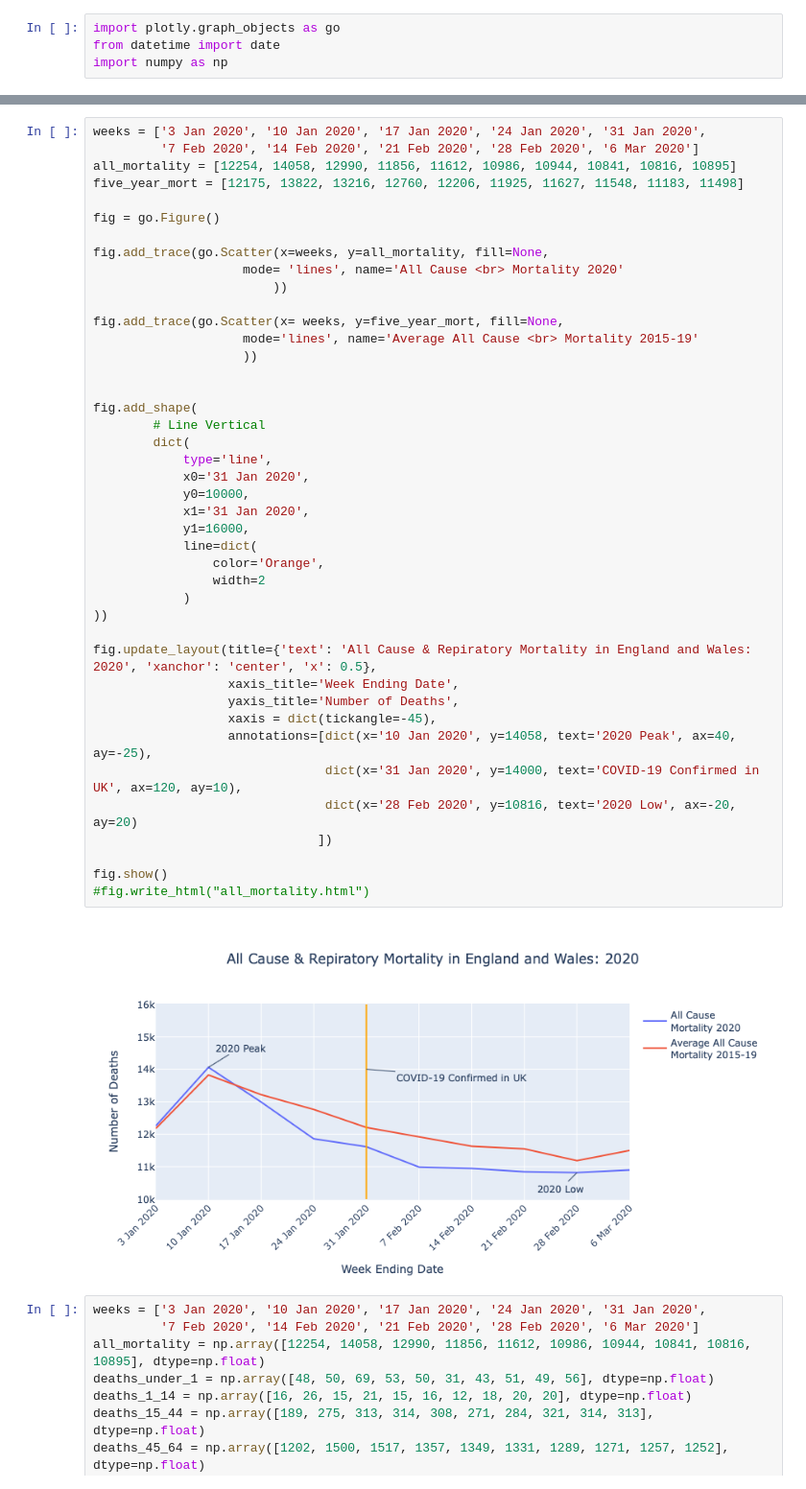
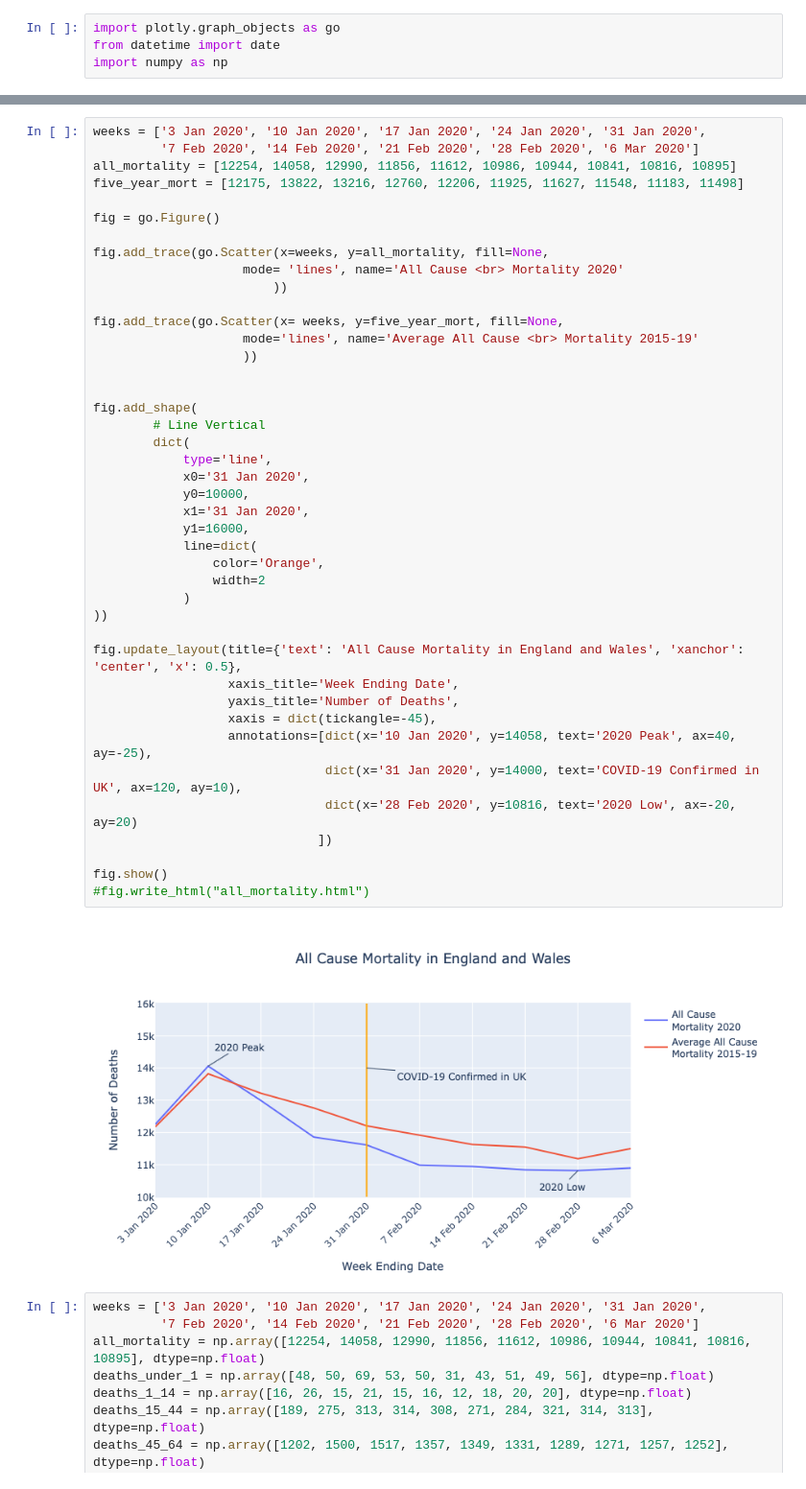
Before and after one commit to ebmdatalab/mortality_tracking-covid-notebook, a Jupyter notebook: notebooks/mortality_graphs.ipynb, the cells around one changed output, grey strips where cells are left out. Shown at 96% size. Drawn from its saved outputs; the diff is of its cells as text.

Commit message:
Title updates

```diff
--- a/notebooks/mortality_graphs.ipynb
+++ b/notebooks/mortality_graphs.ipynb
@@ -41,35 +41,35 @@ fig.add_trace(go.Scatter(x=weeks, y=all_mortality, fill=None,
 fig.add_trace(go.Scatter(x= weeks, y=five_year_mort, fill=None,
                     mode='lines', name='Average All Cause <br> Mortality 2015-19'
                     ))
 
 
 fig.add_shape(
         # Line Vertical
         dict(
             type='line',
             x0='31 Jan 2020',
             y0=10000,
             x1='31 Jan 2020',
             y1=16000,
             line=dict(
                 color='Orange',
                 width=2
             )
 ))
 
-fig.update_layout(title={'text': 'All Cause & Repiratory Mortality in England and Wales: 2020', 'xanchor': 'center', 'x': 0.5},
+fig.update_layout(title={'text': 'All Cause Mortality in England and Wales', 'xanchor': 'center', 'x': 0.5},
                   xaxis_title='Week Ending Date',
                   yaxis_title='Number of Deaths',
                   xaxis = dict(tickangle=-45),
                   annotations=[dict(x='10 Jan 2020', y=14058, text='2020 Peak', ax=40, ay=-25),
                                dict(x='31 Jan 2020', y=14000, text='COVID-19 Confirmed in UK', ax=120, ay=10),
                                dict(x='28 Feb 2020', y=10816, text='2020 Low', ax=-20, ay=20)
                               ])
 
 fig.show()
 #fig.write_html("all_mortality.html")
 # %% [output]
-[figure, old version]
+[figure, new version]
 # %%
 weeks = ['3 Jan 2020', '10 Jan 2020', '17 Jan 2020', '24 Jan 2020', '31 Jan 2020',
          '7 Feb 2020', '14 Feb 2020', '21 Feb 2020', '28 Feb 2020', '6 Mar 2020']
```
Also changed, not shown: 1 other file.
